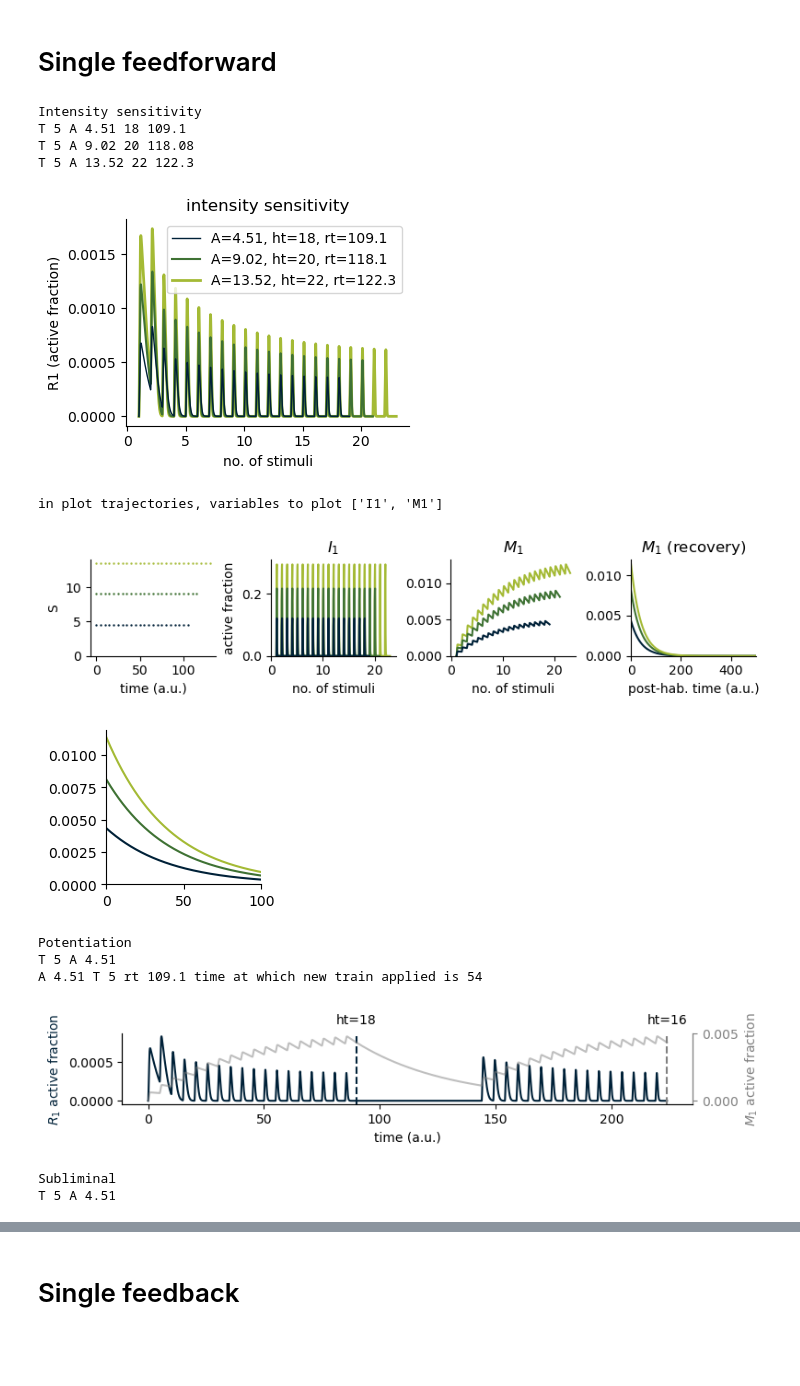
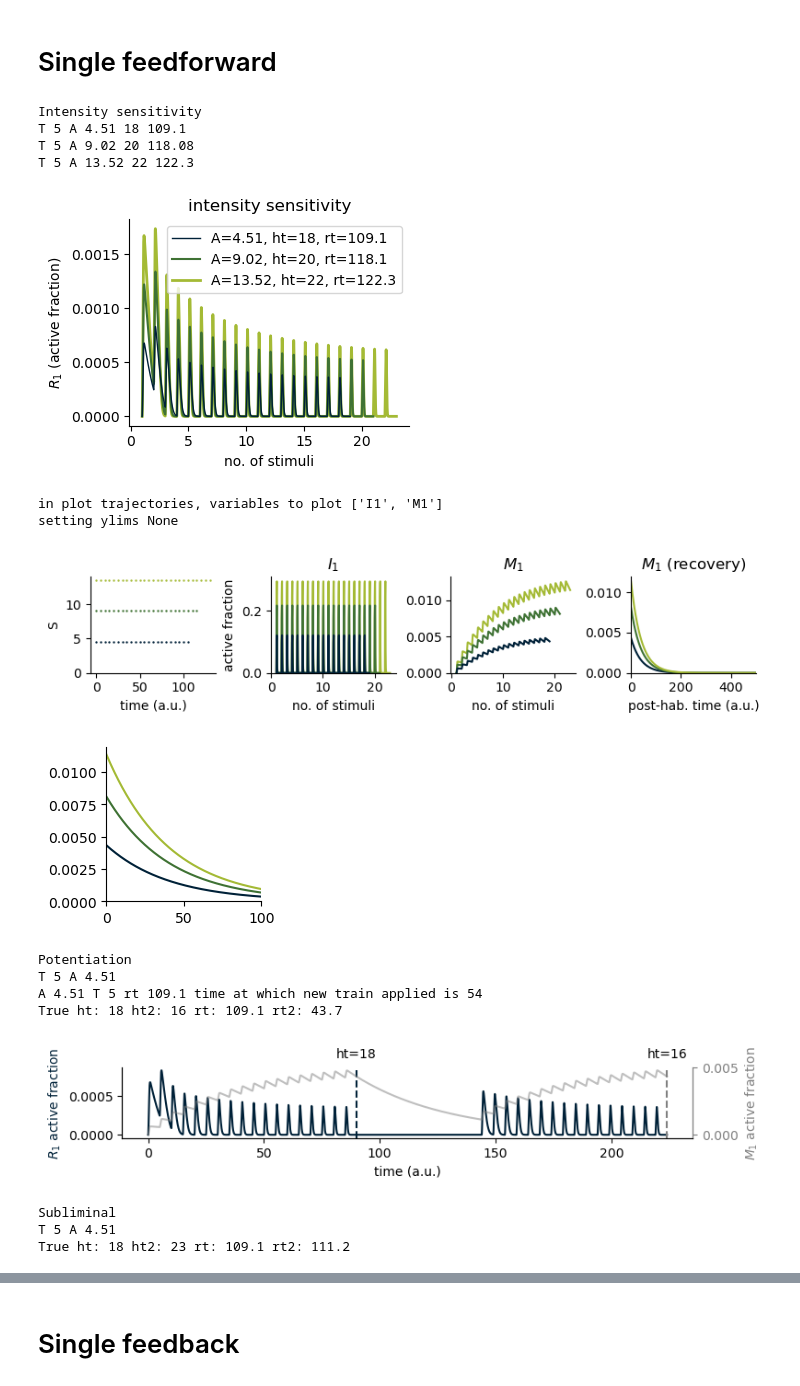
Before and after one commit to theobiolab/habituation, a Jupyter notebook: paper_figures_all.ipynb, the cells around one changed output, grey strips where cells are left out. Saved outputs shown, nothing was run; the diff lists cells and outputs as text; code cells hidden in the pictures; blank space fills up the shorter version.

```diff
--- a/paper_figures_all.ipynb
+++ b/paper_figures_all.ipynb
@@ -604,7 +616,8 @@ def execute_and_plot(**kwds):
 colorsf = ['#002138', '#3C78A8', '#8BBEDE'] #from dark to light
 colorsi=['#002138', '#3F7234', '#A4BA35'] #from dark to light
 folder="../../habituation/2023_paper/figs/panels"
-labels_vars={"I1":"$I_1$", "I2":"$I_2$", "M1":"$M_1$", "M2":"$M_2$", "R1":"$R_1$", "R2":"$R_2$", "Ri":"$R_i$", "Rr":"$R_r$", "Ra":"$R_a$"}
+labels_vars={"I1":"$I_1$", "I2":"$I_2$", "M1":"$M_1$", "M2":"$M_2$", "R1":"$R_1$", "R2":"$R_2$", "Ri":"$R_i$", "Rr":"$R_r$", "Ra":"$R_a$",
+            "C1":"$C_1$", "C2":"$C_2$", "C3":"$C_3$"}
 # %% [markdown]
 # Concatenated Incoherent Feedforward model
 # %%
@@ -1258,6 +1201,7 @@ labels=[r"$I_1$", r"$M_1$", r"$R_1$"] #should match order in X0
 kwds=dict()
 kwds["f"]=f_IFF1
 kwds["basename"]="f_IFF1"
+kwds["hmax"]=0
 kwds["X0"]=X0
 kwds["p0"]=p0
 kwds["T_scan_set"]=T_scan_set
@@ -1268,54 +1212,58 @@ kwds["Ton"]=Ton
 kwds["idx_hab"]=2
 kwds["idxs_M"]=[1] #idxs of first and second memory species
 kwds["Ms_toplot"]=["M1"] #plot in recovery plot
+kwds["idxM_pot"]=1
 kwds["variables_toplot"]=["I1", "M1"]
 kwds["idxs"]={"I1":0, "M1":1, "R1":2}
 kwds["labels_pars"]=labels_pars
-kwds["labels_vars"]=labels_vars
-kwds["output_var"]="R1"
+kwds["vartitles"]=labels_vars
+
 kwds["ht_threshold"]=0.01
 kwds["recovery_threshold"]=0.95
+kwds["height_peaks_r"]=0.001
 kwds["folder"]=folder
-
-kwds["pot_M_var"]="M1"
 
 kwds["ht_threshold2"]=0.005
 kwds["sensdatatxt"]=""
 
 kwds["colorsf"]=colorsf
 kwds["colorsi"]=colorsi
 kwds["steps_per_time"]=steps_per_time
 kwds["xlimrecfs1"]=500
 kwds["xlimrecfs2"]=100
 kwds["xlimrecis1"]=500
 kwds["xlimrecis2"]=100
+kwds["xlimrecenv"]=200
 
 kwds["T_A_pot"]=[[T_scan_set[0],A_scan_set[0]]]
 kwds["T_A_subliminal"]=[[T_scan_set[0],A_scan_set[0]]]
 kwds["rtf_pot"]=0.5
 
 kwds["dosensitivity"]=False
 kwds["dofreqsensitivity"]=False
 kwds["dorecovery"]=False
 kwds["doisensitivity"]=True
 kwds["dopot"]=True
 kwds["dosubliminal"]=True
-execute_and_plot(**kwds)
+execute_and_plot(kwds)
 # %% [output]
 Intensity sensitivity
 T 5 A 4.51 18 109.1
 T 5 A 9.02 20 118.08
 T 5 A 13.52 22 122.3
-[figure, old version]
+[figure, new version]
 in plot trajectories, variables to plot ['I1', 'M1']
+setting ylims None
 [figure]
 [figure]
 Potentiation
 T 5 A 4.51
 A 4.51 T 5 rt 109.1 time at which new train applied is 54
+True ht: 18 ht2: 16 rt: 109.1 rt2: 43.7
 [figure]
 Subliminal
 T 5 A 4.51
+True ht: 18 ht2: 23 rt: 109.1 rt2: 111.2
 [figure]
 # %% [markdown]
 # Single feedback
```
Also changed, not shown: parts of 14 cells of this notebook.
